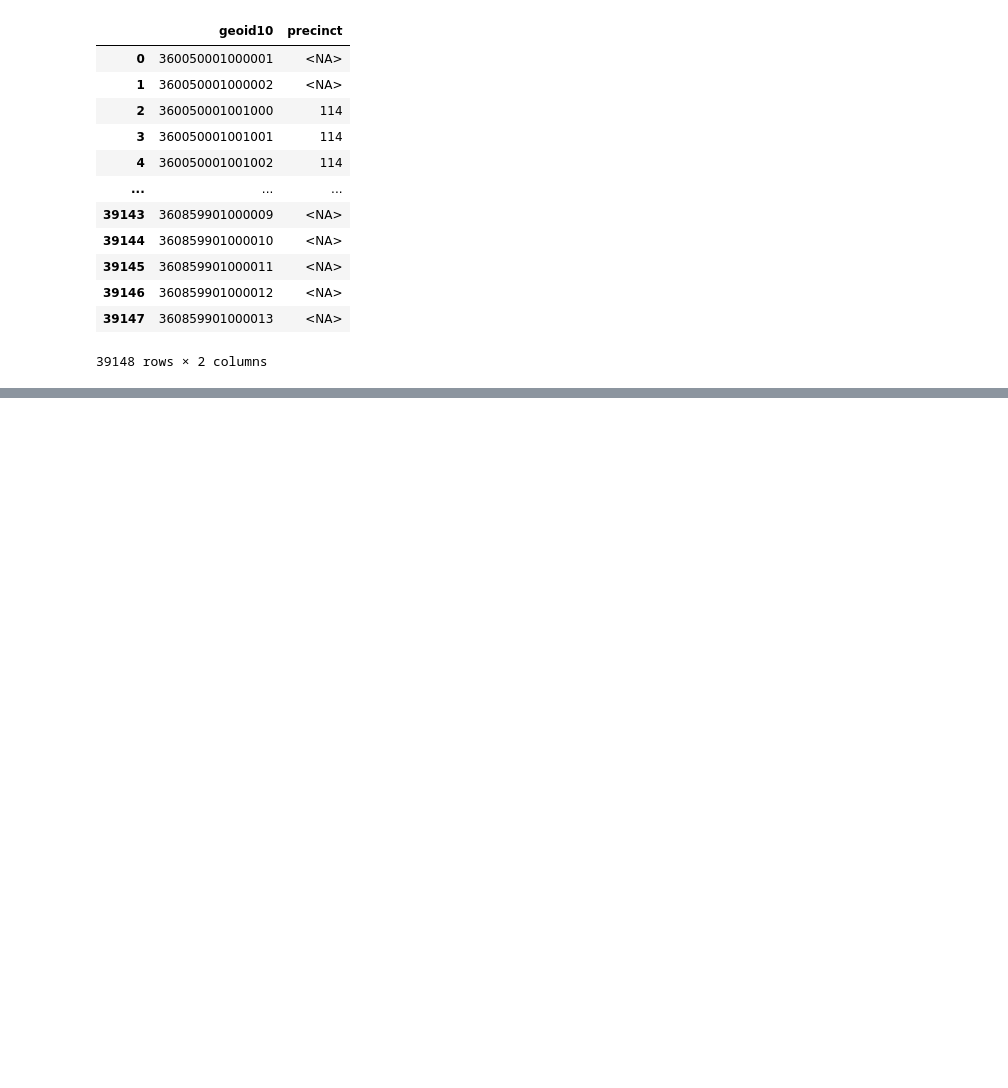
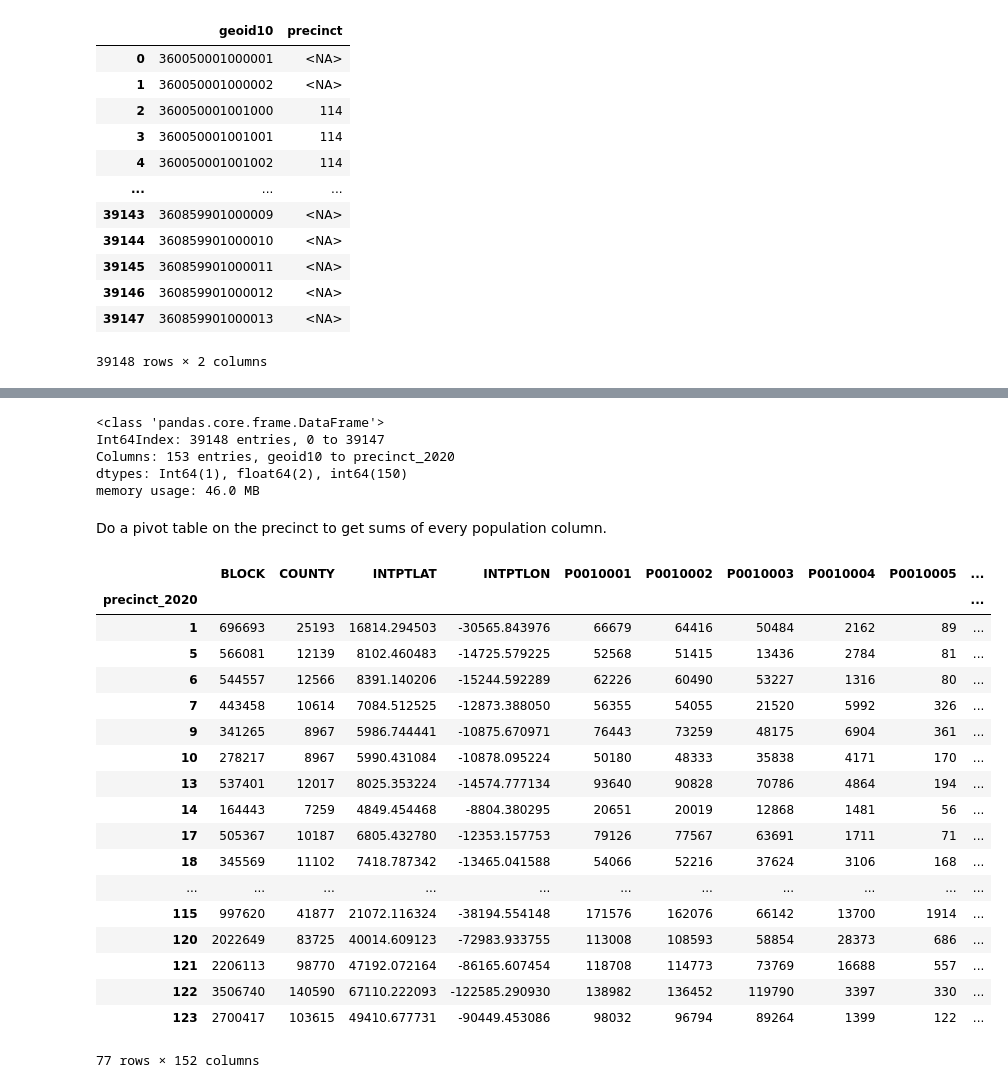
Before and after one commit to jkeefe/census-by-precincts, a Jupyter notebook: notebooks/data_prep.ipynb, the cells around one changed output, grey strips where cells are left out. Cells and saved outputs as stored; diff of their text form; code cells hidden in the pictures; blank space fills up the shorter version.

Commit message:
rebuilt tables with 2020 precinct boundaries

```diff
--- a/notebooks/data_prep.ipynb
+++ b/notebooks/data_prep.ipynb
@@ -130,0 +465,2 @@ df.to_csv("./temp_data/nyc_census2020blocks_with_police_precincts.csv", index =
+# %%
+rosetta_2020_df.drop(37246, inplace=True)
@@ -130,0 +478,4 @@ df.to_csv("./temp_data/nyc_census2020blocks_with_police_precincts.csv", index =
+# %%
+merge_final = census_df.merge(rosetta_2020_df, on='geoid10', how='left')
+# %%
+merge_final.drop(columns='precinct', inplace=True)  # keeping only precinct_2020
@@ -130,0 +502,8 @@ df.to_csv("./temp_data/nyc_census2020blocks_with_police_precincts.csv", index =
+# %%
+merge_final.info()
+# %% [output]
+<class 'pandas.core.frame.DataFrame'>
+Int64Index: 39148 entries, 0 to 39147
+Columns: 153 entries, geoid10 to precinct_2020
+dtypes: Int64(1), float64(2), int64(150)
+memory usage: 46.0 MB
@@ -130,0 +512,26 @@ df.to_csv("./temp_data/nyc_census2020blocks_with_police_precincts.csv", index =
+# %% [markdown]
+Do a pivot table on the precinct to get sums of every population column.
+# %%
+pivot = pd.pivot_table(merge_final, index="precinct_2020", aggfunc=np.sum)
+# %%
+pivot
+# %% [output]
+|  | BLOCK | COUNTY | INTPTLAT | INTPTLON | P0010001 | P0010002 | P0010003 | P0010004 | P0010005 | ... |
+| precinct_2020 |  |  |  |  |  |  |  |  |  | ... |
+| 1 | 696693 | 25193 | 16814.294503 | -30565.843976 | 66679 | 64416 | 50484 | 2162 | 89 | ... |
+| 5 | 566081 | 12139 | 8102.460483 | -14725.579225 | 52568 | 51415 | 13436 | 2784 | 81 | ... |
+| 6 | 544557 | 12566 | 8391.140206 | -15244.592289 | 62226 | 60490 | 53227 | 1316 | 80 | ... |
+| 7 | 443458 | 10614 | 7084.512525 | -12873.388050 | 56355 | 54055 | 21520 | 5992 | 326 | ... |
+| 9 | 341265 | 8967 | 5986.744441 | -10875.670971 | 76443 | 73259 | 48175 | 6904 | 361 | ... |
+| 10 | 278217 | 8967 | 5990.431084 | -10878.095224 | 50180 | 48333 | 35838 | 4171 | 170 | ... |
+| 13 | 537401 | 12017 | 8025.353224 | -14574.777134 | 93640 | 90828 | 70786 | 4864 | 194 | ... |
+| 14 | 164443 | 7259 | 4849.454468 | -8804.380295 | 20651 | 20019 | 12868 | 1481 | 56 | ... |
+| 17 | 505367 | 10187 | 6805.432780 | -12353.157753 | 79126 | 77567 | 63691 | 1711 | 71 | ... |
+| 18 | 345569 | 11102 | 7418.787342 | -13465.041588 | 54066 | 52216 | 37624 | 3106 | 168 | ... |
+| ... | ... | ... | ... | ... | ... | ... | ... | ... | ... | ... |
+| 115 | 997620 | 41877 | 21072.116324 | -38194.554148 | 171576 | 162076 | 66142 | 13700 | 1914 | ... |
+| 120 | 2022649 | 83725 | 40014.609123 | -72983.933755 | 113008 | 108593 | 58854 | 28373 | 686 | ... |
+| 121 | 2206113 | 98770 | 47192.072164 | -86165.607454 | 118708 | 114773 | 73769 | 16688 | 557 | ... |
+| 122 | 3506740 | 140590 | 67110.222093 | -122585.290930 | 138982 | 136452 | 119790 | 3397 | 330 | ... |
+| 123 | 2700417 | 103615 | 49410.677731 | -90449.453086 | 98032 | 96794 | 89264 | 1399 | 122 | ... |
+77 rows × 152 columns
```
Also changed, not shown: parts of 71 cells of this notebook.
